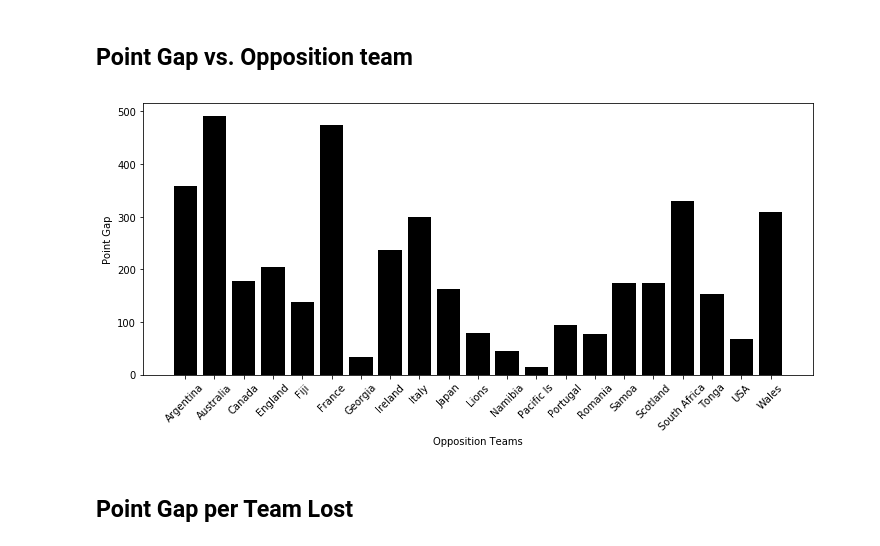
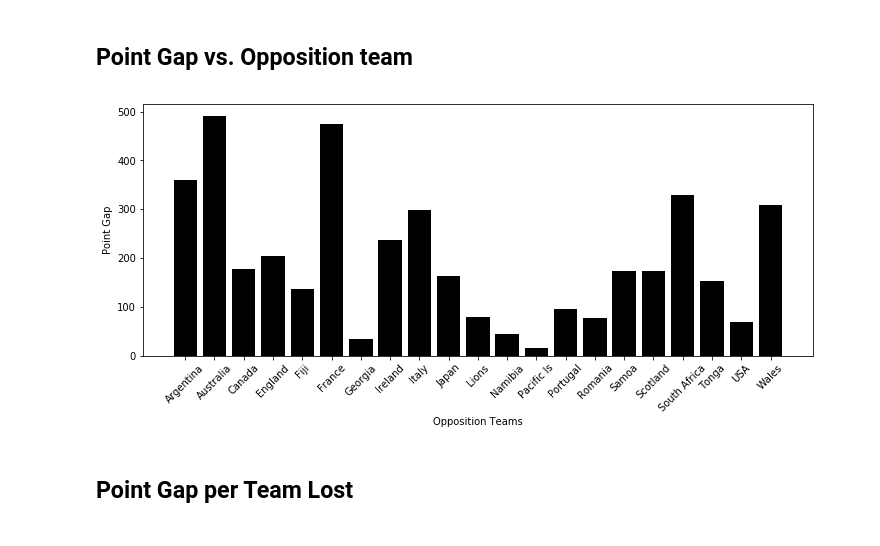
Before and after one commit to lorijta92/web-design-all-blacks, a Jupyter notebook: Resources/ab-match-analysis.ipynb, the cells around one changed output. Saved outputs shown, nothing was run; the diff lists cells and outputs as text; code cells hidden in the pictures.

```diff
--- a/Resources/ab-match-analysis.ipynb
+++ b/Resources/ab-match-analysis.ipynb
@@ -225,21 +226,22 @@ plt.show()
 # %%
 # Group data by opposition team and take sums
 grouped_data = df.groupby(["Opposition Name"], as_index=False)
 pts = grouped_data["Point Gap"].sum()
 x = pts["Opposition Name"]
 y = pts["Point Gap"]
 
 # Plot data
 plt.figure(figsize=(12,5))
 plt.bar(x, y, color="k")
 plt.xticks(rotation=45)
 # plt.title("Total Point Gap per Opposition Team")
 plt.xlabel("Opposition Teams")
 plt.ylabel("Point Gap")
+plt.subplots_adjust(bottom=.2, top=.9)
 plt.savefig("../Images/total-point-gap-per-team.png")
 plt.show()
 # %% [output]
-[figure, old version]
+[figure, new version]
 # %% [markdown]
 ## Point Gap per Team Lost
 # %% [markdown]
```
Also changed, not shown: parts of 7 cells of this notebook, 8 other files.
